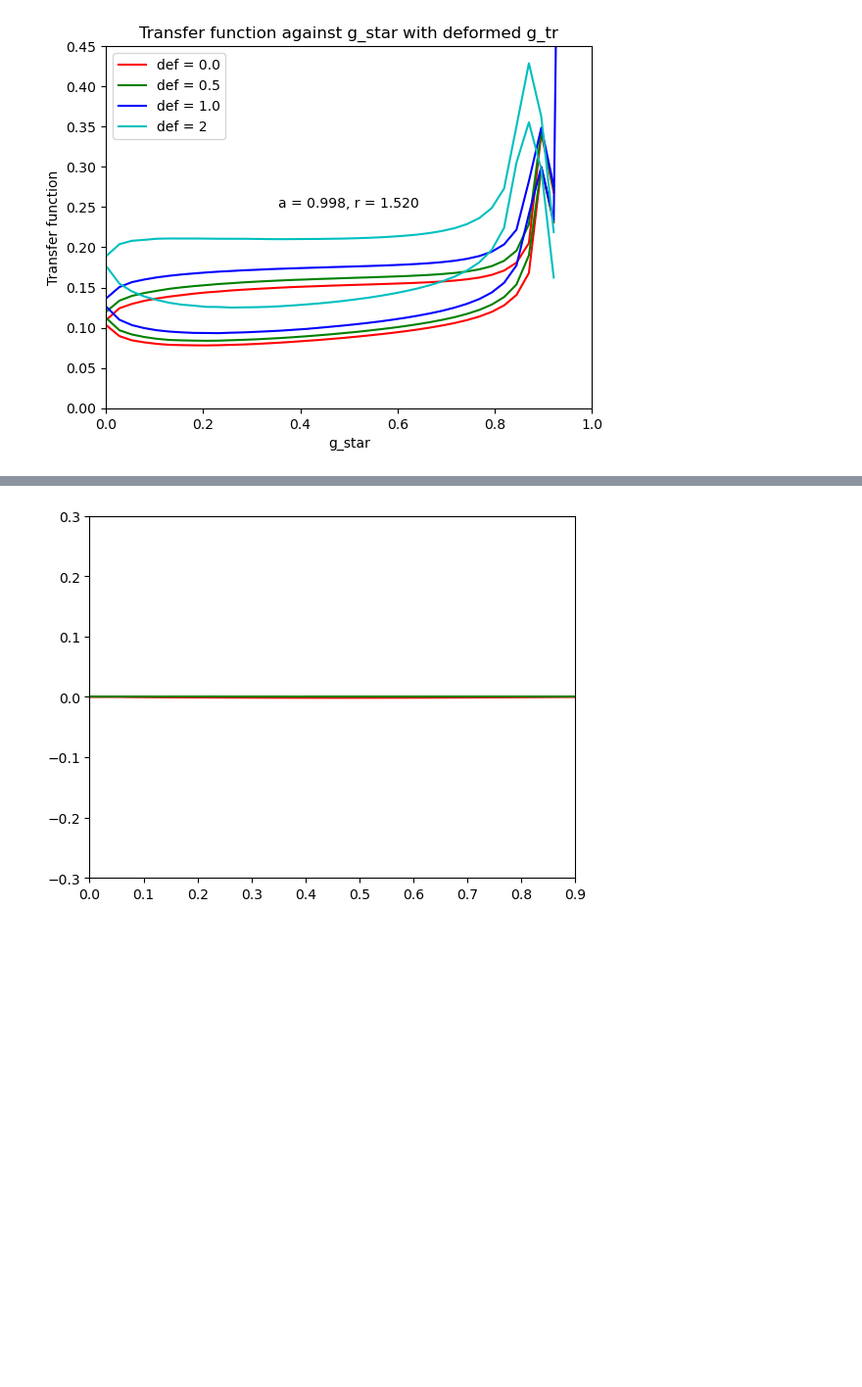
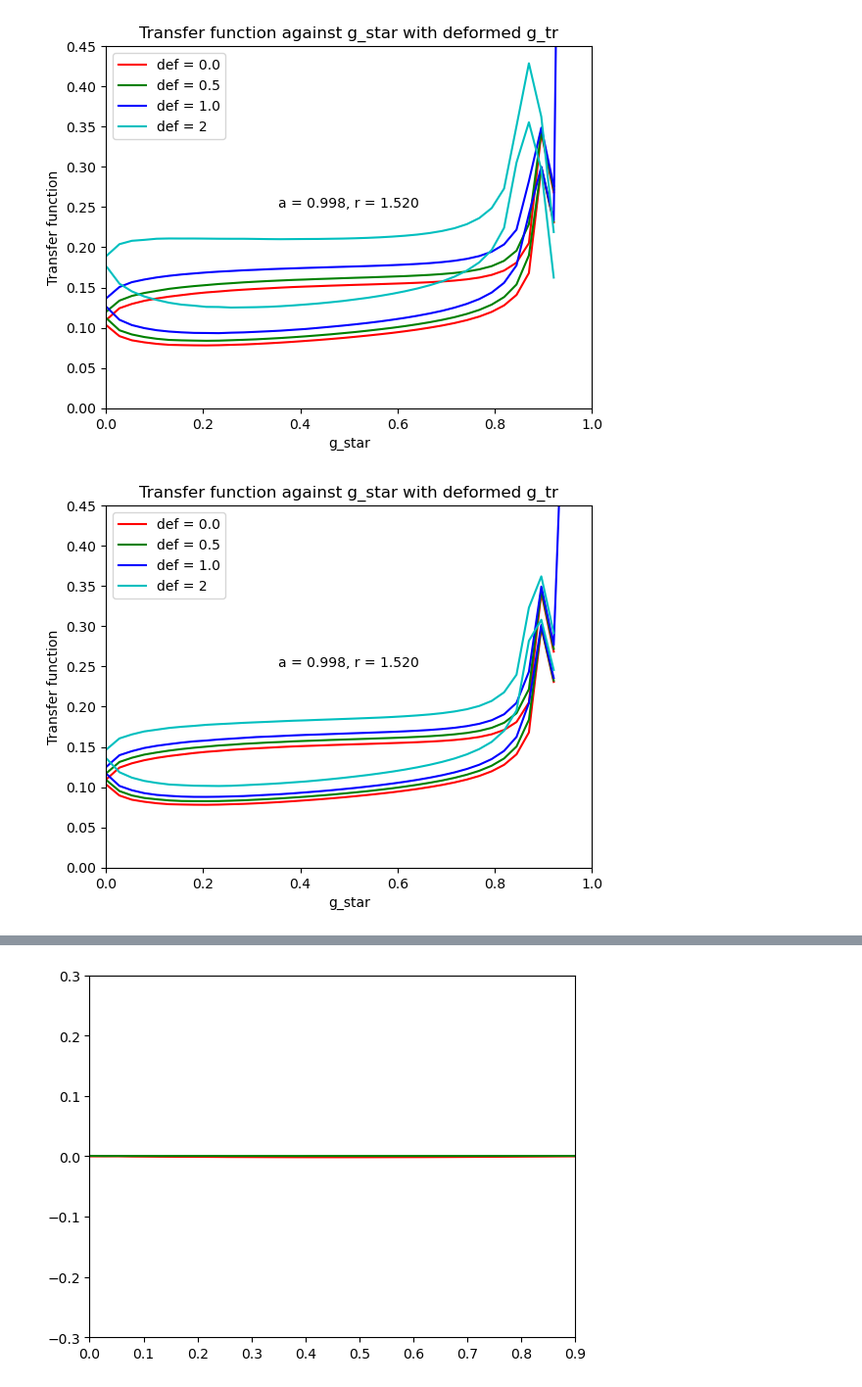
Before and after one commit to Walker-Xin/raytransfer, a Jupyter notebook: analysis.ipynb, the cells around one changed output, grey strips where cells are left out. Shown: that part at 98% size. Cells and saved outputs as stored; diff of their text form; code cells hidden in the pictures; blank space fills up the shorter version.

```diff
--- a/analysis.ipynb
+++ b/analysis.ipynb
@@ -72,15 +72,10 @@ def transfer_function(spin, inc, defpar, Mdl = 0.0, selection = None, selet_tor
             if (gmax-gcur < 0):
                 gcur = gmax
 
+            trans_ori = gcur*np.sqrt((gmax-gcur)*(gcur-gmin))*jac/(np.pi*recur) # original transfer function formula
+
             g_star = (gcur - gmin) / (gmax - gmin)
-
-            try:
-                assert g_star >= 0 and g_star <= 1
-            except AssertionError:
-                print('g_star =', g_star, 'gcur =', gcur, 'gmin =', gmin, 'gmax =', gmax)
-
-            trans_ori = gcur*np.sqrt((gmax-gcur)*(gcur-gmin))*jac/(np.pi*recur)
-            trans = gcur*np.sqrt(g_star*(1 - g_star))*jac/(np.pi*recur)
+            trans = gcur*np.sqrt(g_star*(1 - g_star))*jac/(np.pi*recur) # formula in Abdikamalov 2019
 
             if g_star < 0 or g_star > 1:
                 print(trans)
@@ -439,4 +434,43 @@ plt.legend()
 plt.show()
 # %% [output]
 [figure]
+# %%
+spin = 0.998
+inc = np.cos(np.pi/4)
+defpars = [0.0, 0.5, 1.0, 2]
+Mdl = 0.0
+
+r = 1.52
+
+colors = ['r', 'g', 'b', 'c', 'm', 'y', 'k']
+
+
+for defpar in defpars:
+    filename = grp_files + r'\photons4trf_a{:.5e}.i{:.2e}.Mdl_{:.2e}.dp_{:.2e}.dat'.format(spin, inc, Mdl, defpar)
+    # Add num pad to exopnent
+    filename = filename.replace('e+0', 'e+00')
+    filename = filename.replace('e-0', 'e-00')
+    branch_1_select, branch_2_select = transfer_function(spin, inc, defpar, Mdl, selection=r, selet_tor=0.005, clean=True, custom_name=filename)
+
+    # Plot transfer function against g_star
+    # plt.plot(branch_1_select['gstar'], branch_1_select['transfer'], label='Branch 1', color=colors[defpars.index(defpar)])
+    # plt.plot(branch_2_select['gstar'], branch_2_select['transfer'], label='Branch 2', color=colors[defpars.index(defpar)])
+    plt.plot(branch_1_select['gstar'], branch_1_select['transfer_ori'], label='def = {}'.format(defpar), color=colors[defpars.index(defpar)])
+    plt.plot(branch_2_select['gstar'], branch_2_select['transfer_ori'], color=colors[defpars.index(defpar)])
+    plt.xlabel('g_star')
+    plt.ylabel('Transfer function')
+
+    # Set scale
+    plt.ylim(0, 0.45)
+    plt.xlim(0, 1)
+
+# Label spin and radius
+plt.title('Transfer function against g_star with deformed g_tr')
+plt.text(0.5, 0.25, 'a = {:.3f}, r = {:.3f}'.format(spin, r), ha='center')
+
+plt.legend()
+plt.savefig('grp_{:.3f}.png'.format(spin))
+plt.show()
+# %% [output]
+[figure, added]
 # %%
```
Also changed, not shown: parts of 2 cells of this notebook.
